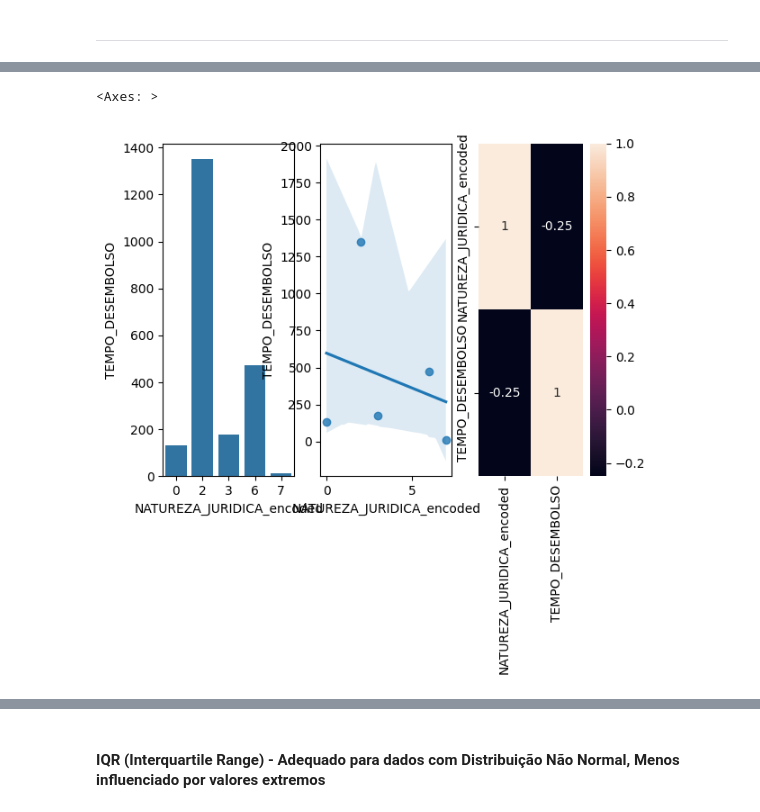
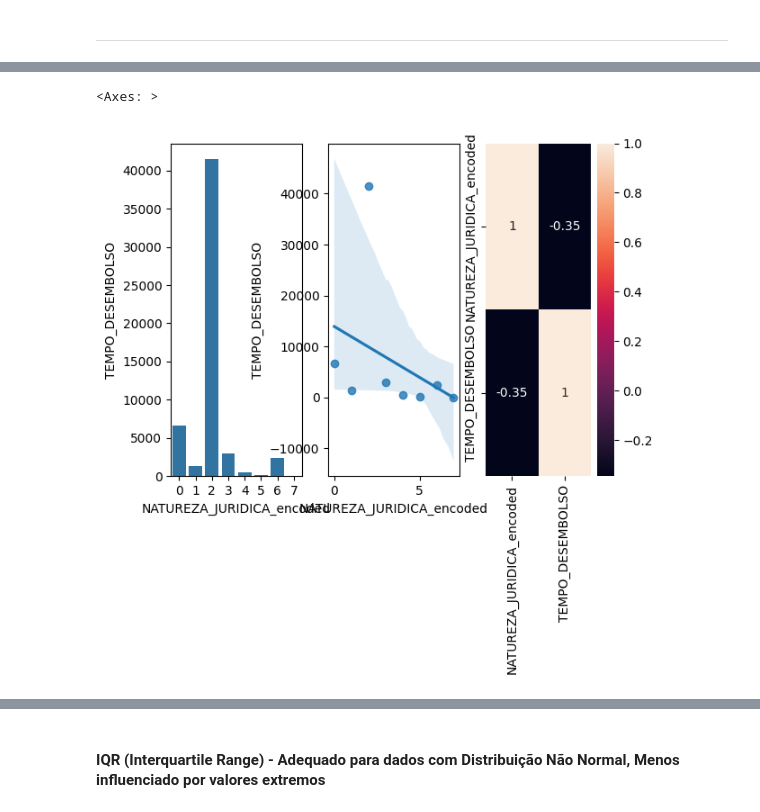
Before and after one commit to fonsecadados/AgenciaNacionalDoCinema_ANCINE, a Jupyter notebook: ANCINE_DesafiosEOportunidades.ipynb, the cells around one changed output, grey strips where cells are left out. Drawn from its saved outputs; the diff is of its cells as text; code cells hidden in the pictures.

```diff
--- a/ANCINE_DesafiosEOportunidades.ipynb
+++ b/ANCINE_DesafiosEOportunidades.ipynb
@@ -1210,7 +1210,7 @@ plt.show()
     * Criar coluna numérica da CHAMADA_PUBLICA e NATUREZA_JURIDICA
 # %%
 fsa_ml_padrao = fsa_desembolso.copy()
-fsa_ml_padrao = fsa_desembolso[['REGISTRO_ANCINE', 'RAZAO_SOCIAL', 'UF', 'TITULO_PROJETO', 'NATUREZA_JURIDICA','CHAMADA_PUBLICA','DT_PUBLICACAO_CONTRATO_DOU', 'DT_PRIMEIRO_DESEMBOLSO']]
+fsa_ml_padrao = fsa_desembolso[['REGISTRO_ANCINE', 'RAZAO_SOCIAL', 'UF', 'TITULO_PROJETO', 'NATUREZA_JURIDICA','CHAMADA_PUBLICA','DT_PUBLICACAO_CONTRATO_DOU', 'VL_CONTRATO_DOU', 'DT_PRIMEIRO_DESEMBOLSO', 'VL_TOTAL_LIBERADO']]
 
 fsa_ml_padrao['TEMPO_DESEMBOLSO'] = np.array(fsa_ml_padrao['DT_PRIMEIRO_DESEMBOLSO'] - fsa_ml_padrao['DT_PUBLICACAO_CONTRATO_DOU'])
 
@@ -1602,14 +1559,14 @@ Não Rejeitar H0: Se o valor-p for maior que o nível de significância α, voc
 # %%
-aux1 = fsa_ml_padrao_norte[['NATUREZA_JURIDICA_encoded', 'TEMPO_DESEMBOLSO']].groupby( 'NATUREZA_JURIDICA_encoded' ).sum().reset_index()
+aux1 = fsa_ml_padrao[['NATUREZA_JURIDICA_encoded', 'TEMPO_DESEMBOLSO']].groupby( 'NATUREZA_JURIDICA_encoded' ).sum().reset_index()
 
 plt.subplot( 1, 3, 1 )
 sns.barplot( x='NATUREZA_JURIDICA_encoded', y='TEMPO_DESEMBOLSO', data=aux1 )
 
 plt.subplot( 1, 3, 2 )
 sns.regplot( x='NATUREZA_JURIDICA_encoded', y='TEMPO_DESEMBOLSO', data=aux1 )
 
 plt.subplot( 1, 3, 3 )
 sns.heatmap( aux1.corr( method='pearson' ), annot=True )
 # %% [output]
 <Axes: >
-[figure, old version]
+[figure, new version]
```
Also changed, not shown: parts of 30 cells of this notebook.
